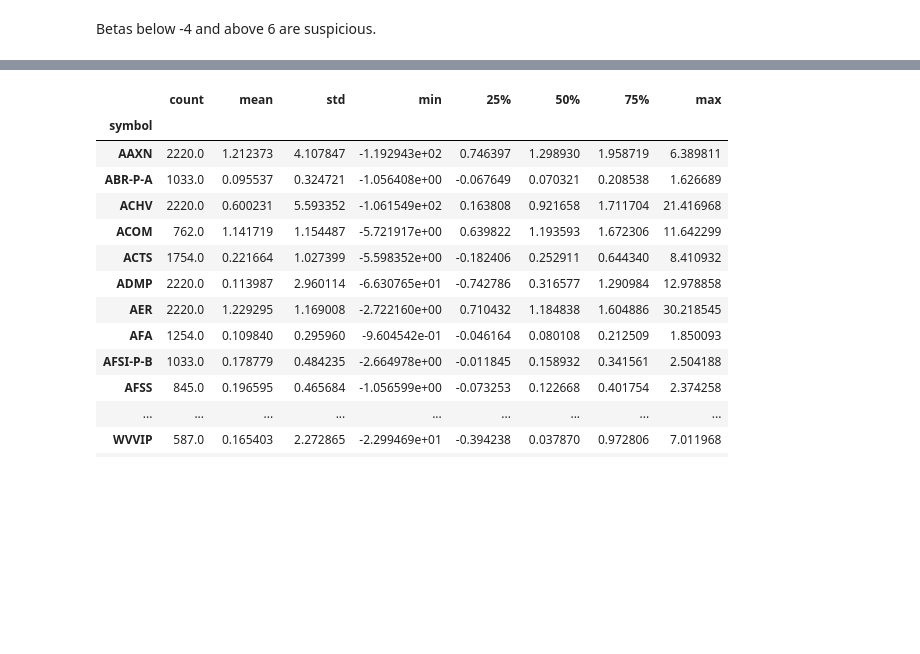
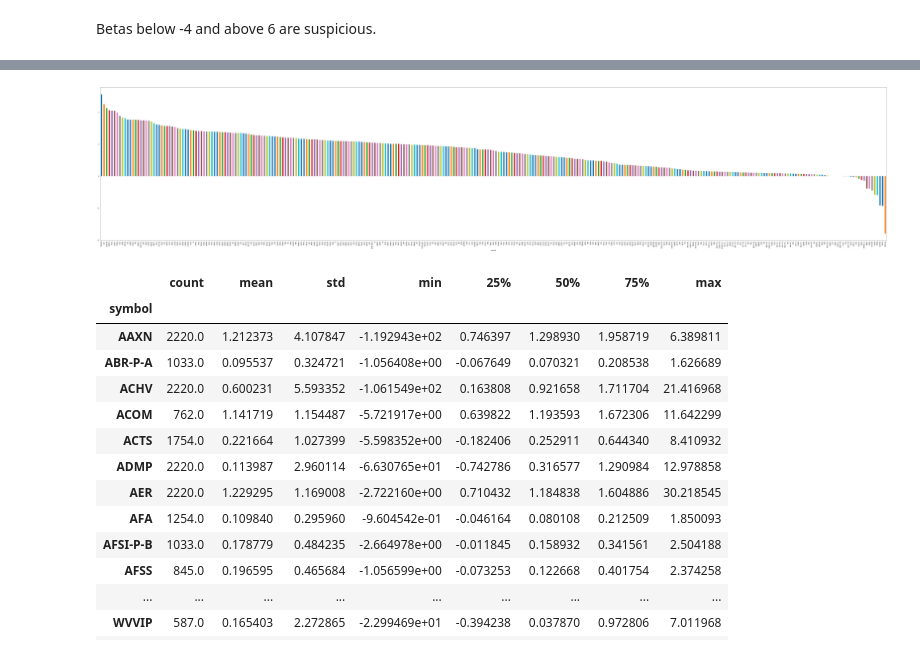
Before and after one commit to vincentqb/beta-computation, a Jupyter notebook: Exploration.ipynb, the cells around one changed output, grey strips where cells are left out. Drawn from its saved outputs; the diff is of its cells as text; code cells hidden in the pictures; blank space fills up the shorter version.

```diff
--- a/Exploration.ipynb
+++ b/Exploration.ipynb
@@ -71,4 +92,4 @@ Wall time: 2.65 s
 # %%
 %%time
-df = Betas.attach_beta(df0, "return_ref", "return", "symbol", 15, numpy=False)
+df = Betas.attach_beta(df0, "return_ref", "return", "symbol", 15, kind="numpy")
 # %% [output]
@@ -77,4 +98,4 @@ Wall time: 2min 55s
 # %%
 %%time
-df = Betas.attach_beta(df0, "return_ref", "return", "symbol", 15, numpy=True)
+df_ols = Betas.attach_beta(df0, "return_ref", "return", "symbol", 15, kind="ols")
 # %% [output]
@@ -148,3 +188,11 @@ p = b.mean().sort_values(ascending=False).plot("bar", figsize=(100,20))
+# %%
+threshold = 7
+
+ind = (df["beta"] > 1-threshold) & (df["beta"] < 1+threshold)
+
+p = df[ind].groupby("symbol")["beta"].mean().sort_values(ascending=False).plot("bar", figsize=(100,20))
+# %% [output]
+[figure, added]
 # %%
 d = b.describe()
 d
```
Also changed, not shown: parts of 25 cells of this notebook.
